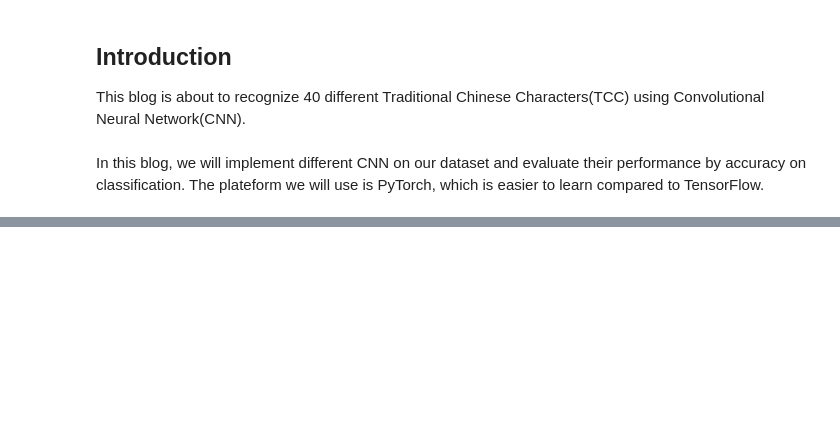
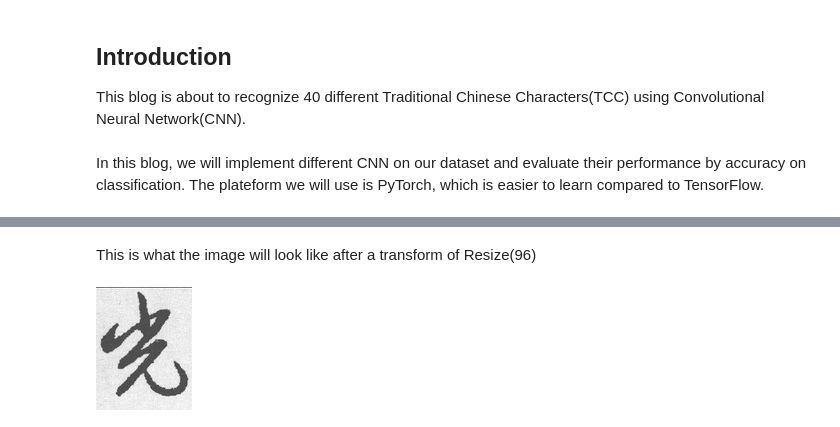
Before and after one commit to HouHouHouHouHouHou/7390, a Jupyter notebook: PortfolioBlog.ipynb, the cells around one changed output, grey strips where cells are left out. Saved outputs shown, nothing was run; the diff lists cells and outputs as text; code cells hidden in the pictures; blank space fills up the shorter version.

```diff
--- a/PortfolioBlog.ipynb
+++ b/PortfolioBlog.ipynb
@@ -27,0 +168,7 @@ performance
+# %% [markdown]
+This is what the image will look like after a transform of Resize(96)
+# %%
+image_2 = image_1.resize((96,123), PIL.Image.ANTIALIAS)#123 = 243*96/190
+image_2
+# %% [output]
+[figure, added]
```
Also changed, not shown: parts of 56 cells of this notebook, 7 other files.
